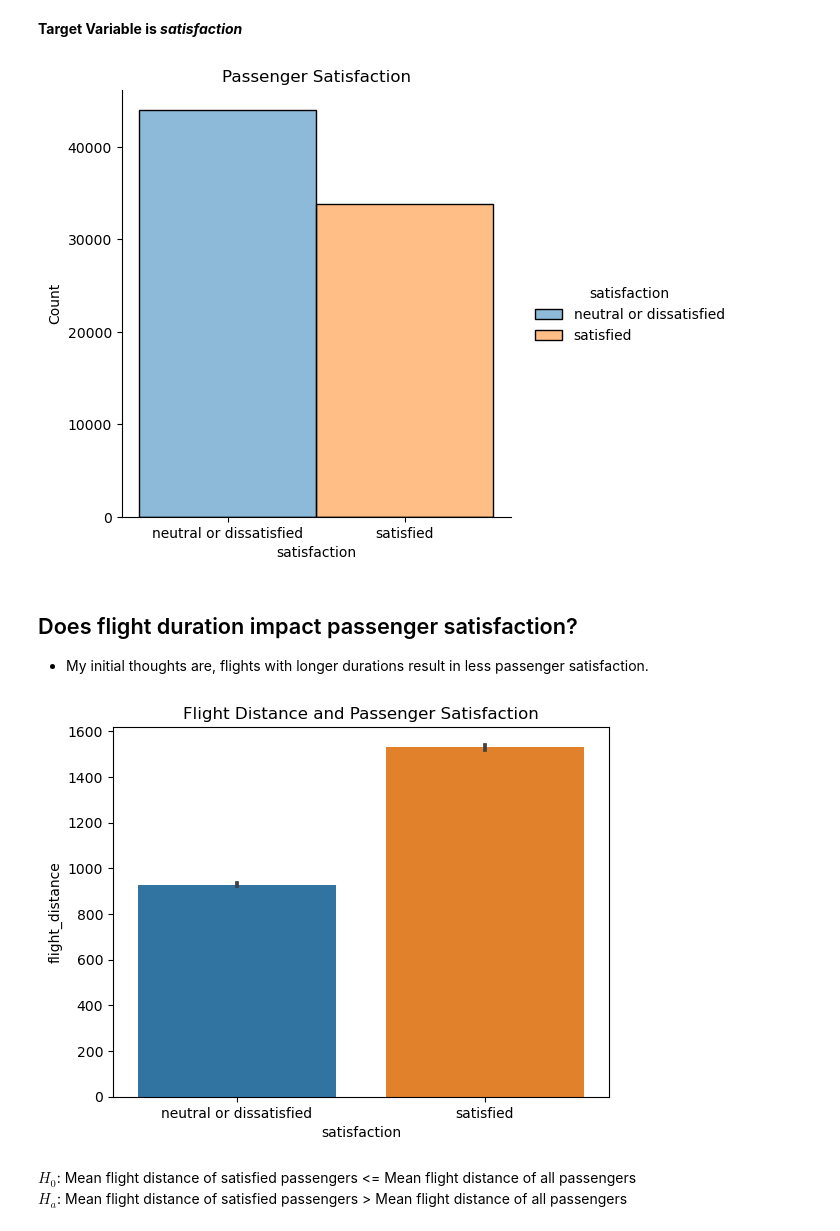
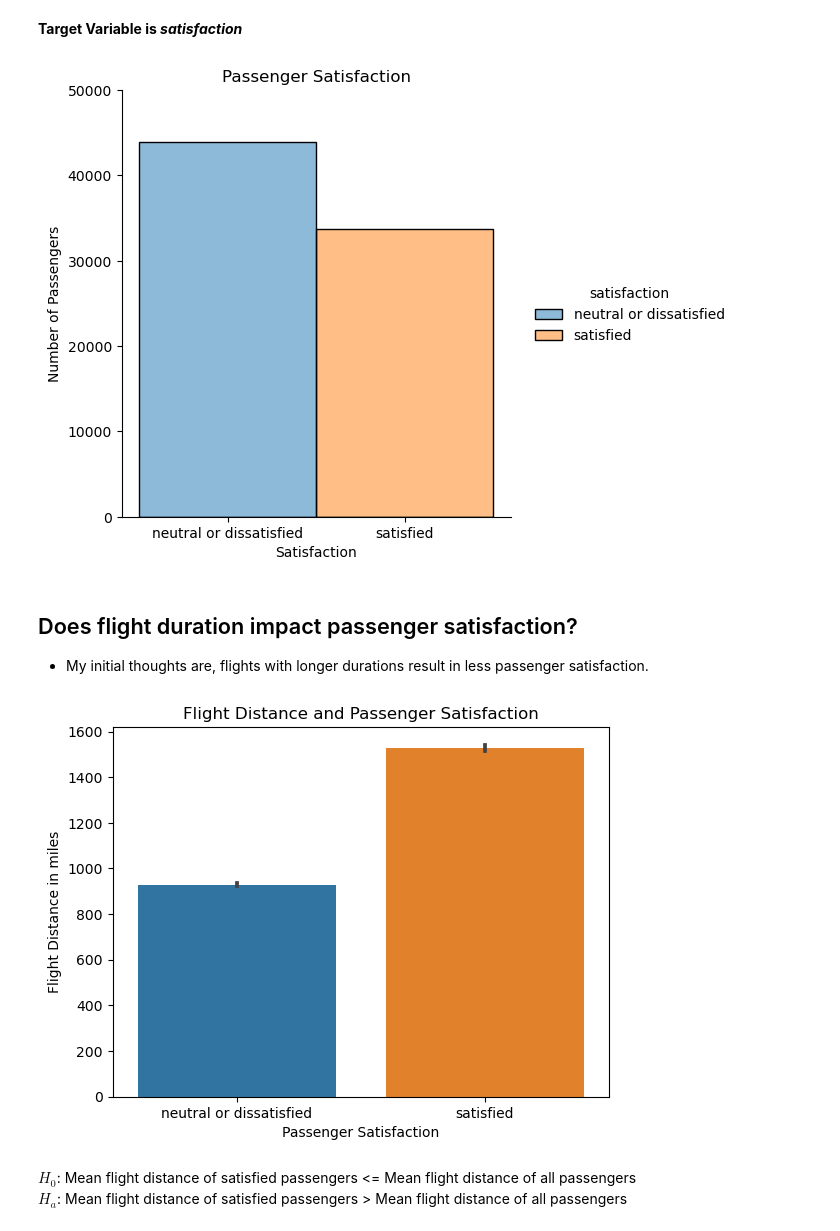
Before and after one commit to manuel-salazar1/individual_project, a Jupyter notebook: final.ipynb, the cells around one changed output. Cells and saved outputs as stored; diff of their text form; code cells hidden in the pictures.

```diff
--- a/final.ipynb
+++ b/final.ipynb
@@ -116,10 +98,13 @@ Validate:  (25898, 30)
 # %%
 # Plotting the target variable to see distribution
 sns.displot(data=train, x='satisfaction', hue='satisfaction')
 plt.title('Passenger Satisfaction')
+plt.xlabel('Satisfaction')
+plt.ylabel('Number of Passengers')
+plt.ylim(0,50_000)
 plt.show()
 # %% [output]
-[figure, old version]
+[figure, new version]
 # %% [markdown]
 ## Does flight duration impact passenger satisfaction?
 - My initial thoughts are, flights with longer durations result in less passenger satisfaction.
@@ -127,9 +112,11 @@ plt.show()
 # Plotting customer satisfaction compared to flight distance
 sns.barplot(data=train, x='satisfaction', y='flight_distance')
 plt.title('Flight Distance and Passenger Satisfaction')
+plt.xlabel('Passenger Satisfaction')
+plt.ylabel('Flight Distance in miles')
 plt.show()
 # %% [output]
-[figure, old version]
+[figure, new version]
 # %% [markdown]
 $H_0$: Mean flight distance of satisfied passengers <= Mean flight distance of all passengers
 $H_a$: Mean flight distance of satisfied passengers > Mean flight distance of all passengers
```
Also changed, not shown: parts of 10 cells of this notebook, 1 other file.
